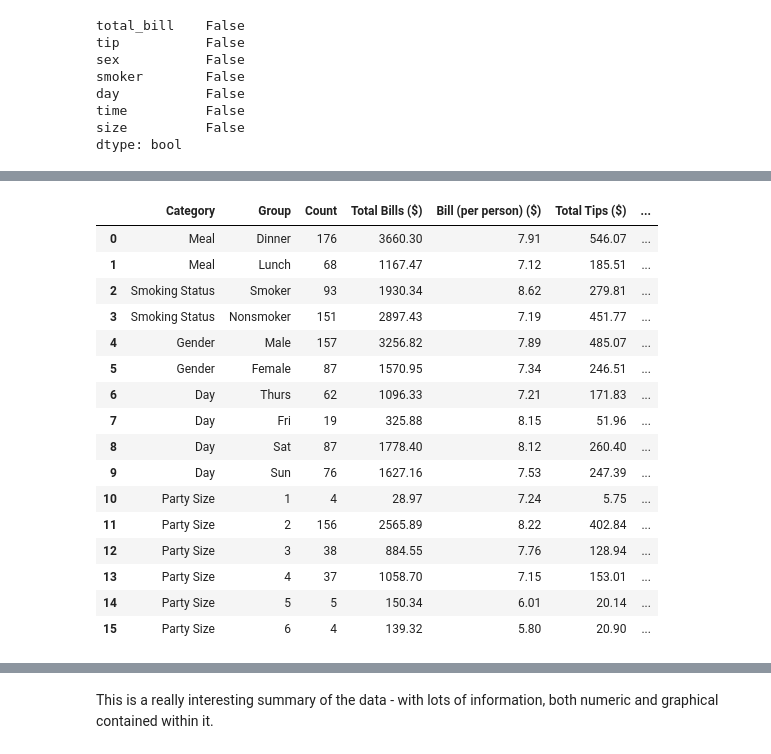
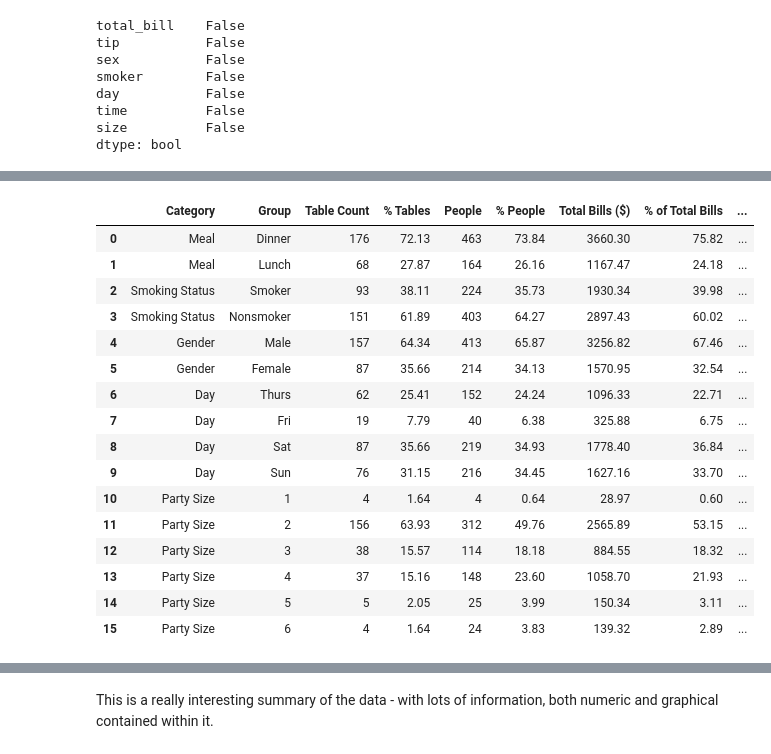
Before and after one commit to YBrady/FDA-Project, a Jupyter notebook: FDA Tips Project.ipynb, the cells around one changed output, grey strips where cells are left out. Drawn from its saved outputs; the diff is of its cells as text; code cells hidden in the pictures.

```diff
--- a/FDA Tips Project.ipynb
+++ b/FDA Tips Project.ipynb
@@ -180,39 +208,48 @@ size6 = tips.loc[tips["size"] == 6]
 # %%
 # Create a table to compare data
 dfs =[dinner, lunch, smoker, nonsmoker, male, female, thurs, fri, sat, sun, size1, size2, size3, size4, size5, size6]
 cats = ["Meal", "Meal", "Smoking Status", "Smoking Status","Gender", "Gender", "Day", "Day", "Day", "Day", "Party Size",  "Party Size", "Party Size", "Party Size", "Party Size", "Party Size"]
 cls = ["Dinner", "Lunch", "Smoker", "Nonsmoker", "Male", "Female", "Thurs", "Fri", "Sat", "Sun", "1", "2", "3", "4", "5", "6"]
+totIncome = tips["total_bill"].sum()
+totTips = tips["tip"].sum()
+totPeople = tips["size"].sum()
 
 table = []
 for i in range(0,len(dfs)):
     row = [cats[i], cls[i], dfs[i]["total_bill"].count()]# The number of rows involved
+    row.append((100*dfs[i]["total_bill"].count()/244).round(2)) # Transactions as % of total
+    row.append(dfs[i]["size"].sum()) # Seeing the number of people this represents
+    row.append((100*dfs[i]["size"].sum()/totPeople).round(2)) # # People as % of total
     row.append(dfs[i]["total_bill"].sum().round(2)) # Total bill for this group
-    row.append((dfs[i]["total_bill"].sum()/dfs[i]["size"].sum()).round(2))# Total bill per person for this group
+    row.append((100*dfs[i]["total_bill"].sum()/totIncome).round(2)) # % of total income
+    row.append((dfs[i]["total_bill"].sum()/dfs[i]["size"].sum()).round(2)) # Total bill per person for this group
     row.append(dfs[i]["tip"].sum().round(2)) # Total tips for this group
+    row.append((100*dfs[i]["tip"].sum()/totTips).round(2)) # Tips as % of total tips
     row.append((dfs[i]["tip"].sum()/dfs[i]["size"].sum()).round(2))# Total tips per person for this group
     row.append(((dfs[i]["tip"].sum()/dfs[i]["total_bill"].sum())*100).round(2))# % Tips based on total bill and total tips received for this group
     table.append(row)
 
-hdr = ["Category", "Group", "Count", "Total Bills ($)", "Bill (per person) ($)","Total Tips ($)", "Tips (per person) ($)","Total Tip %"]
+# Header column
+hdr = ['Category', 'Group', 'Table Count', '% Tables', 'People', '% People', 'Total Bills ($)', '% of Total Bills', 'Bill pp ($)', 'Total Tips ($)', '% Total Tips', 'Tips pp ($)', 'Total Tip %']
 
 summarydf = pd.DataFrame(table, columns = hdr)
 summarydf
 # %% [output]
-|  | Category | Group | Count | Total Bills ($) | Bill (per person) ($) | Total Tips ($) | ... |
-| 0 | Meal | Dinner | 176 | 3660.30 | 7.91 | 546.07 | ... |
-| 1 | Meal | Lunch | 68 | 1167.47 | 7.12 | 185.51 | ... |
-| 2 | Smoking Status | Smoker | 93 | 1930.34 | 8.62 | 279.81 | ... |
-| 3 | Smoking Status | Nonsmoker | 151 | 2897.43 | 7.19 | 451.77 | ... |
-| 4 | Gender | Male | 157 | 3256.82 | 7.89 | 485.07 | ... |
-| 5 | Gender | Female | 87 | 1570.95 | 7.34 | 246.51 | ... |
-| 6 | Day | Thurs | 62 | 1096.33 | 7.21 | 171.83 | ... |
-| 7 | Day | Fri | 19 | 325.88 | 8.15 | 51.96 | ... |
-| 8 | Day | Sat | 87 | 1778.40 | 8.12 | 260.40 | ... |
-| 9 | Day | Sun | 76 | 1627.16 | 7.53 | 247.39 | ... |
-| 10 | Party Size | 1 | 4 | 28.97 | 7.24 | 5.75 | ... |
-| 11 | Party Size | 2 | 156 | 2565.89 | 8.22 | 402.84 | ... |
-| 12 | Party Size | 3 | 38 | 884.55 | 7.76 | 128.94 | ... |
-| 13 | Party Size | 4 | 37 | 1058.70 | 7.15 | 153.01 | ... |
-| 14 | Party Size | 5 | 5 | 150.34 | 6.01 | 20.14 | ... |
-| 15 | Party Size | 6 | 4 | 139.32 | 5.80 | 20.90 | ... |
+|  | Category | Group | Table Count | % Tables | People | % People | Total Bills ($) | % of Total Bills | ... |
+| 0 | Meal | Dinner | 176 | 72.13 | 463 | 73.84 | 3660.30 | 75.82 | ... |
+| 1 | Meal | Lunch | 68 | 27.87 | 164 | 26.16 | 1167.47 | 24.18 | ... |
+| 2 | Smoking Status | Smoker | 93 | 38.11 | 224 | 35.73 | 1930.34 | 39.98 | ... |
+| 3 | Smoking Status | Nonsmoker | 151 | 61.89 | 403 | 64.27 | 2897.43 | 60.02 | ... |
+| 4 | Gender | Male | 157 | 64.34 | 413 | 65.87 | 3256.82 | 67.46 | ... |
+| 5 | Gender | Female | 87 | 35.66 | 214 | 34.13 | 1570.95 | 32.54 | ... |
+| 6 | Day | Thurs | 62 | 25.41 | 152 | 24.24 | 1096.33 | 22.71 | ... |
+| 7 | Day | Fri | 19 | 7.79 | 40 | 6.38 | 325.88 | 6.75 | ... |
+| 8 | Day | Sat | 87 | 35.66 | 219 | 34.93 | 1778.40 | 36.84 | ... |
+| 9 | Day | Sun | 76 | 31.15 | 216 | 34.45 | 1627.16 | 33.70 | ... |
+| 10 | Party Size | 1 | 4 | 1.64 | 4 | 0.64 | 28.97 | 0.60 | ... |
+| 11 | Party Size | 2 | 156 | 63.93 | 312 | 49.76 | 2565.89 | 53.15 | ... |
+| 12 | Party Size | 3 | 38 | 15.57 | 114 | 18.18 | 884.55 | 18.32 | ... |
+| 13 | Party Size | 4 | 37 | 15.16 | 148 | 23.60 | 1058.70 | 21.93 | ... |
+| 14 | Party Size | 5 | 5 | 2.05 | 25 | 3.99 | 150.34 | 3.11 | ... |
+| 15 | Party Size | 6 | 4 | 1.64 | 24 | 3.83 | 139.32 | 2.89 | ... |
 # %% [markdown]
```
Also changed, not shown: parts of 63 cells of this notebook.
